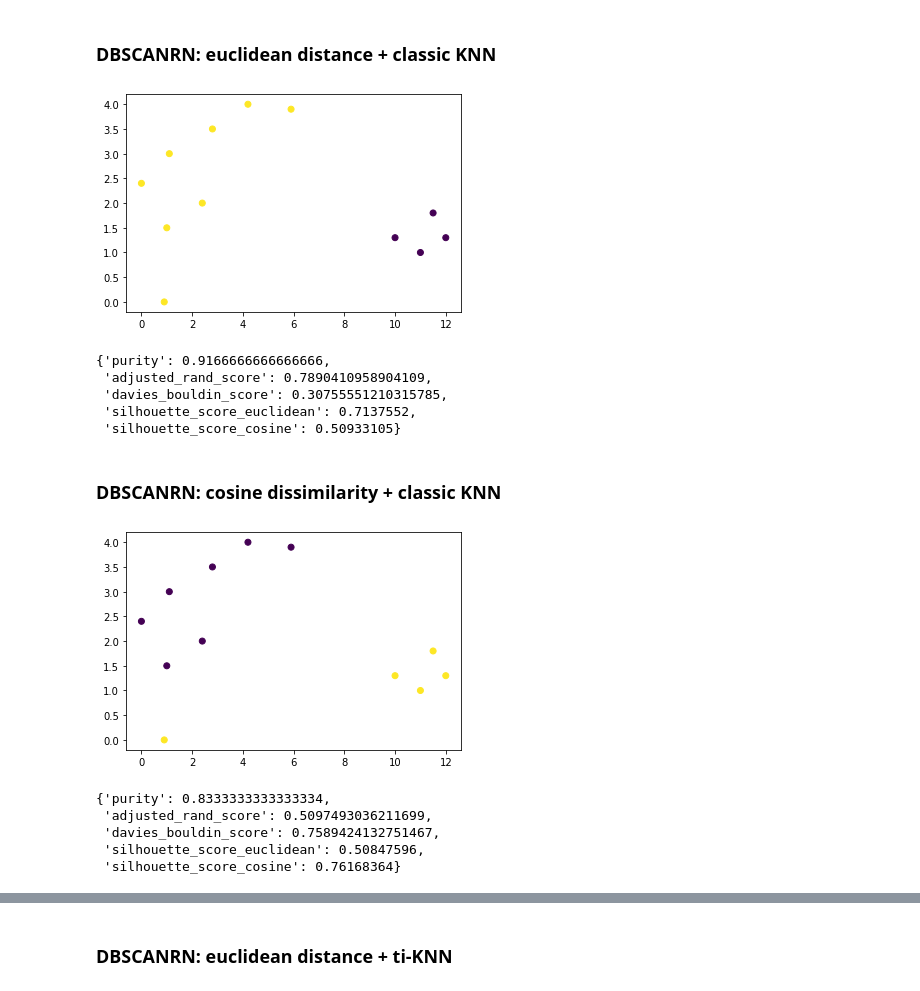
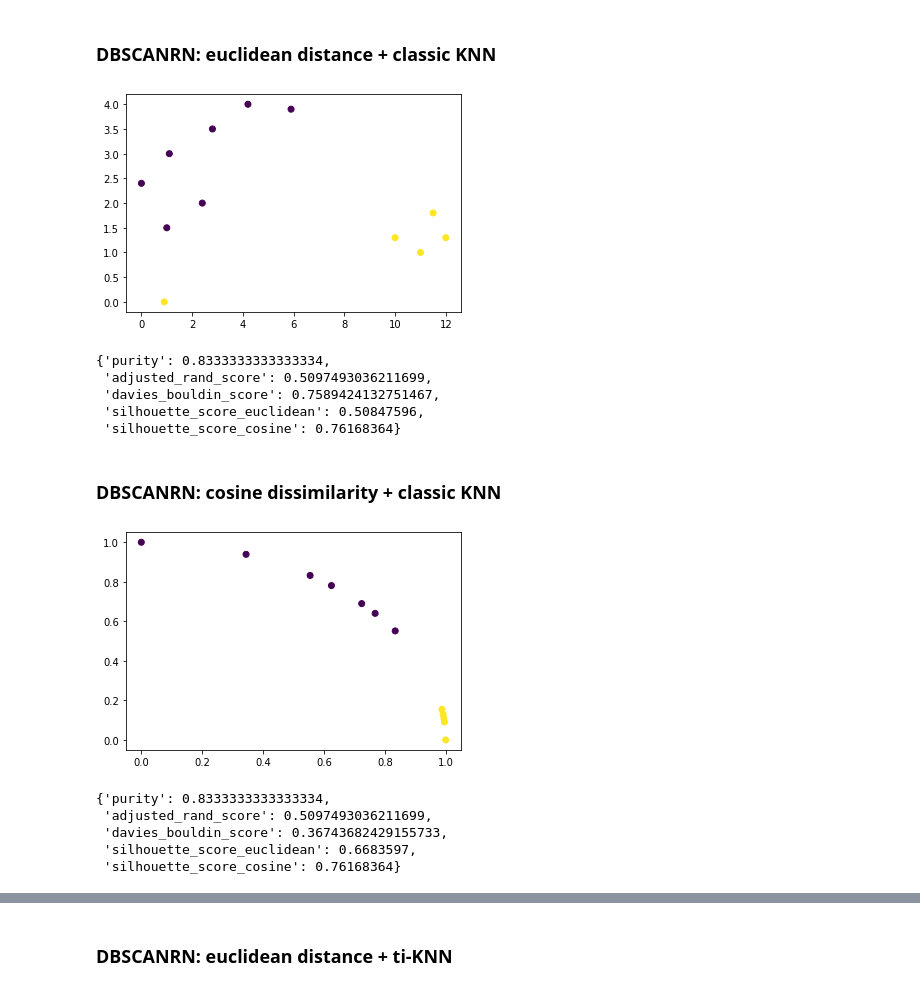
Before and after one commit to arek544/DBSCAN, a Jupyter notebook: dbscan_vs_dbscrn-v3.ipynb, the cells around one changed output, grey strips where cells are left out. Drawn from its saved outputs; the diff is of its cells as text; code cells hidden in the pictures.

```diff
--- a/dbscan_vs_dbscrn-v3.ipynb
+++ b/dbscan_vs_dbscrn-v3.ipynb
@@ -26,8 +27,8 @@ def cluster_encoder(cluster):
 # %% [markdown]
 # Dataset: example from lecture
 # %%
-X = np.array(
-    [[4.2, 4.0],
+X = np.array([
+    [4.2, 4.0],
     [5.9, 3.9],
     [2.8, 3.5],
     [12.0, 1.3],
@@ -38,9 +39,13 @@ X = np.array(
     [11.5, 1.8],
     [11.0, 1.0],
     [0.9, 0.0],
-    [1.0, 1.5]], np.single)
+    [1.0, 1.5]
+], np.single)
 
 # X = StandardScaler().fit_transform(X)
+
+# normalize vectors
+X_norm = Normalizer().fit_transform(X)
 
 # real clusters
 y =  np.array([1, 0, 1, 2, 2, 1, 1, 1, 2, 2, 1, 1])
@@ -51,3 +56,8 @@ for i, txt in enumerate(range(len(X))):
 ax.scatter(X[:,0], X[:,1]);
 # %% [output]
 [figure]
+# %%
+fig, ax = plt.subplots()
+for i, txt in enumerate(range(len(X_norm))):
+    ax.annotate(i, (X_norm[i,0], X_norm[i,1]), size=15)
+ax.scatter(X_norm[:,0], X_norm[:,1]);
@@ -200,10 +251,10 @@ def check_pessimistic_estimation(df, df2, current_point):
 # %%
-all_point_indices = list(range(len(X)))
+all_point_indices = list(range(len(X_norm)))
 
 df = pd.DataFrame({
     "index": all_point_indices,
-    "x": X[all_point_indices][:,0],
-    "y": X[all_point_indices][:,1],
+    "x": X_norm[all_point_indices][:,0],
+    "y": X_norm[all_point_indices][:,1],
     'real': np.nan
 })
 
@@ -217,10 +268,10 @@ def ti_knn(k, df, current_index, all_point_indices):
 
     # calculate distance to current point
     current_point = df[df['index']==current_index]
-    df['fake_distance'] = abs(df['r_distnace'] - current_point['r_distnace'].values[0] )
+    df['pesimistic_distance'] = abs(df['r_distnace'] - current_point['r_distnace'].values[0] )
 
     # get k-NN acording to pessimistic estimation
-    df2 = df[df['fake_distance'] > 0].sort_values(by='fake_distance').head(k)
+    df2 = df[df['pesimistic_distance'] > 0].sort_values(by='pesimistic_distance').head(k)
     # was > 1, changed to > 0
 
     dfn = check_pessimistic_estimation(df, df2, current_point)
@@ -236,8 +287,6 @@ def ti_knn(k, df, current_index, all_point_indices):
                 empty_df(df, df2, dfn)
 
     result = empty_df(df, df2, dfn)
-    # print(df)
-    # print(df2)
     df['real']=np.nan
 
     return result
@@ -402,7 +470,7 @@ evaluate(y_pred, y, X)
 # %% [markdown]
 ### DBSCANRN: euclidean distance + classic KNN
 # %%
-y_pred = dbscanrn(X=X, k=3, similarity=euclidean_distance)
+y_pred = dbscanrn(X=X_norm, k=3, similarity=euclidean_distance)
 
 # display results
 fig, ax = plt.subplots()
@@ -412,28 +480,28 @@ plt.show()
 # evaluation
 evaluate(y_pred, y, X)
 # %% [output]
-[figure, old version]
+[figure, new version]
-{'purity': 0.9166666666666666,
- 'adjusted_rand_score': 0.7890410958904109,
- 'davies_bouldin_score': 0.30755551210315785,
- 'silhouette_score_euclidean': 0.7137552,
- 'silhouette_score_cosine': 0.50933105}
+{'purity': 0.8333333333333334,
+ 'adjusted_rand_score': 0.5097493036211699,
+ 'davies_bouldin_score': 0.7589424132751467,
+ 'silhouette_score_euclidean': 0.50847596,
+ 'silhouette_score_cosine': 0.76168364}
 # %% [markdown]
 ### DBSCANRN: cosine dissimilarity + classic KNN
 # %%
-y_pred = dbscanrn(X=X, k=2, similarity=cosine_dissimilarity)
+y_pred = dbscanrn(X=X_norm, k=4, similarity=cosine_dissimilarity)
 
 # display results
 fig, ax = plt.subplots()
-ax.scatter(X[:,0], X[:,1], c=y_pred)
+ax.scatter(X_norm[:,0], X_norm[:,1], c=y_pred)
 plt.show()
 
 # evaluation
-evaluate(y_pred, y, X)
+evaluate(y_pred, y, X_norm)
 # %% [output]
-[figure, old version]
+[figure, new version]
 {'purity': 0.8333333333333334,
  'adjusted_rand_score': 0.5097493036211699,
- 'davies_bouldin_score': 0.7589424132751467,
- 'silhouette_score_euclidean': 0.50847596,
+ 'davies_bouldin_score': 0.36743682429155733,
+ 'silhouette_score_euclidean': 0.6683597,
  'silhouette_score_cosine': 0.76168364}
```
Also changed, not shown: parts of 23 cells of this notebook, 2 other files.
